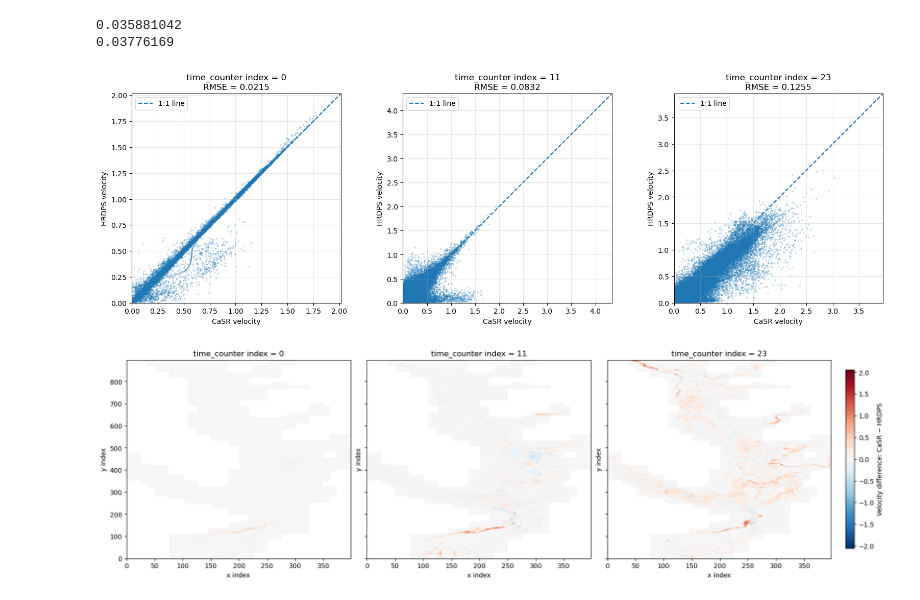
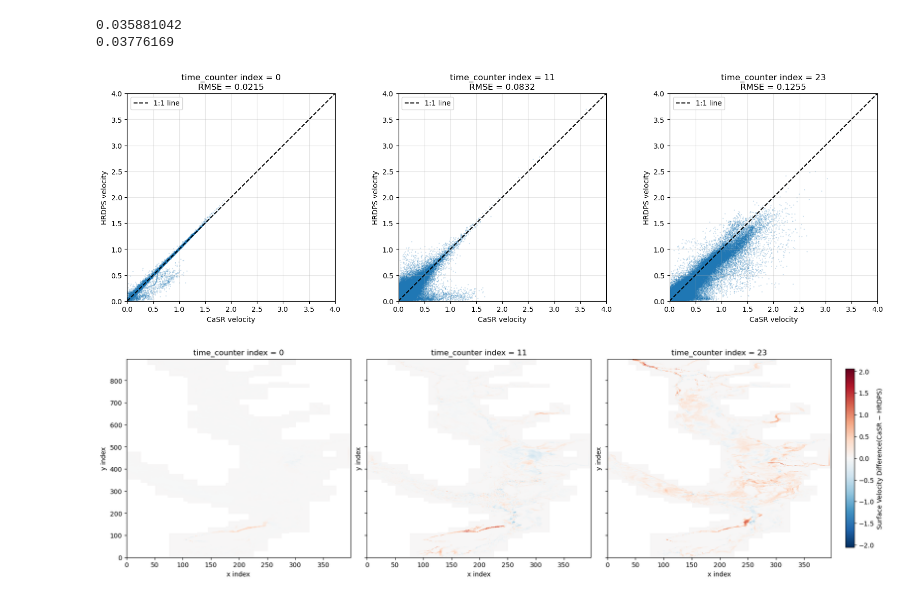
Before and after one commit to SalishSeaCast/analysis-junqi, a Jupyter notebook: Analysis_Atmospheric_Forcing/Analysis_model_comparison/Analysis_results_comparison/Results_CaSRvsHRDPS.ipynb, the cells around one changed output. Saved outputs shown, nothing was run; the diff lists cells and outputs as text; code cells hidden in the pictures.

```diff
--- a/Analysis_Atmospheric_Forcing/Analysis_model_comparison/Analysis_results_comparison/Results_CaSRvsHRDPS.ipynb
+++ b/Analysis_Atmospheric_Forcing/Analysis_model_comparison/Analysis_results_comparison/Results_CaSRvsHRDPS.ipynb
@@ -896,40 +896,41 @@ for ax, time_idx in zip(axes, time_indices):
     ax.scatter(
         casr_valid,
         hrdps_valid,
-        s=5,
-        alpha=0.3,
+        s=3,
+        alpha=0.2,
         edgecolors="none"
     )
 
     # 添加 1:1 参考线
-    lower = min(casr_valid.min(), hrdps_valid.min())
-    upper = max(casr_valid.max(), hrdps_valid.max())
+    lower = 0
+    upper = 4
 
     ax.plot(
         [lower, upper],
         [lower, upper],
         linestyle="--",
         linewidth=1.5,
+        color='k',
         label="1:1 line"
     )
 
     ax.set_xlim(lower, upper)
     ax.set_ylim(lower, upper)
     ax.set_aspect("equal", adjustable="box")
 
     ax.set_xlabel("CaSR velocity")
     ax.set_ylabel("HRDPS velocity")
     ax.set_title(
         f"time_counter index = {time_idx}\n"
         f"RMSE = {rmse:.4f}"
     )
 
     ax.grid(alpha=0.3)
     ax.legend()
 
 plt.show()
 # %% [output]
-[figure, old version]
+[figure, new version]
 # %%
 import numpy as np
 import matplotlib.pyplot as plt
@@ -992,4 +993,4 @@ cbar.set_label("Surface Velocity Difference(CaSR − HRDPS)")
 
 plt.show()
 # %% [output]
-[figure, old version]
+[figure, new version]
```
Also changed, not shown: parts of 2 cells of this notebook.
